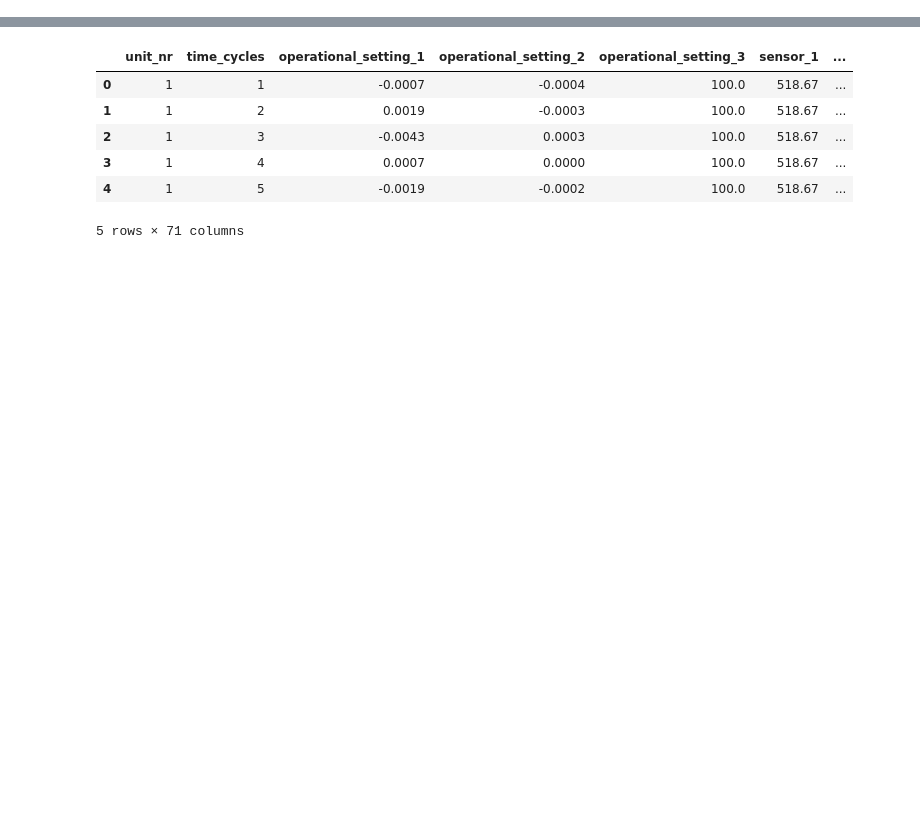
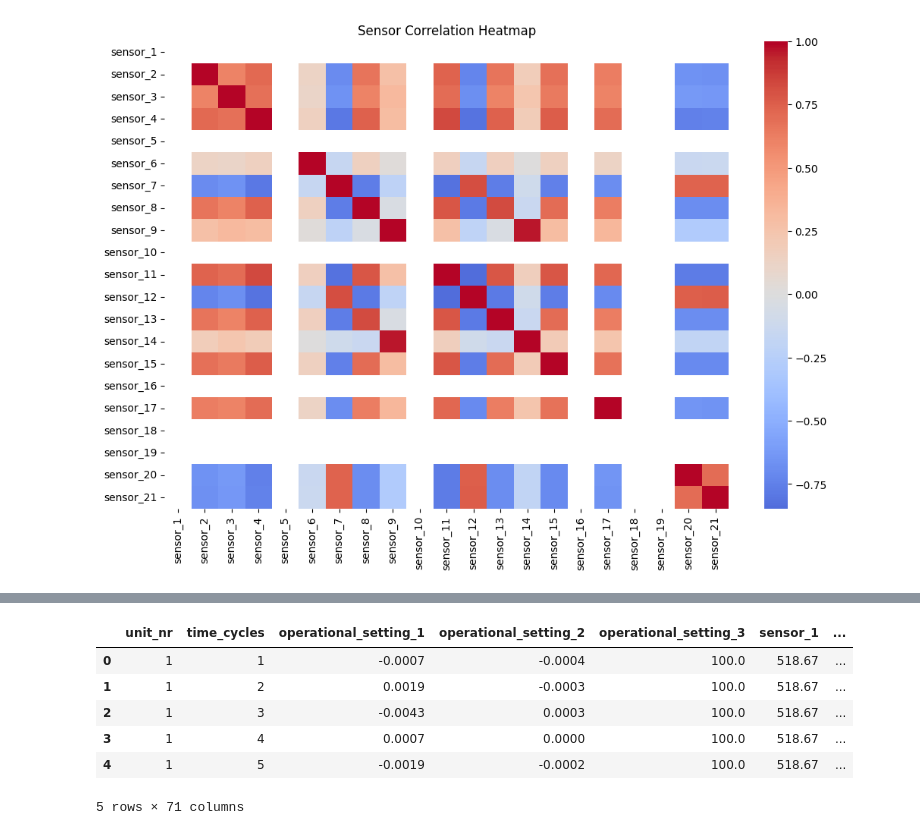
Before and after one commit to marksindustries/ai_ml_projects, a Jupyter notebook: project_1/notebooks/predictive_maintenance.ipynb, the cells around one changed output, grey strips where cells are left out. Saved outputs shown, nothing was run; the diff lists cells and outputs as text; code cells hidden in the pictures; blank space fills up the shorter version.

```diff
--- a/project_1/notebooks/predictive_maintenance.ipynb
+++ b/project_1/notebooks/predictive_maintenance.ipynb
@@ -39,0 +120,8 @@ df.head()
+# %%
+# 3. Correlation heatmap of sensors
+plt.figure(figsize=(12,8))
+sns.heatmap(df[[f'sensor_{i}' for i in range(1,22)]].corr(), cmap="coolwarm", center=0)
+plt.title("Sensor Correlation Heatmap")
+plt.show()
+# %% [output]
+[figure, added]
```
Also changed, not shown: parts of 41 cells of this notebook, 4 other files.
